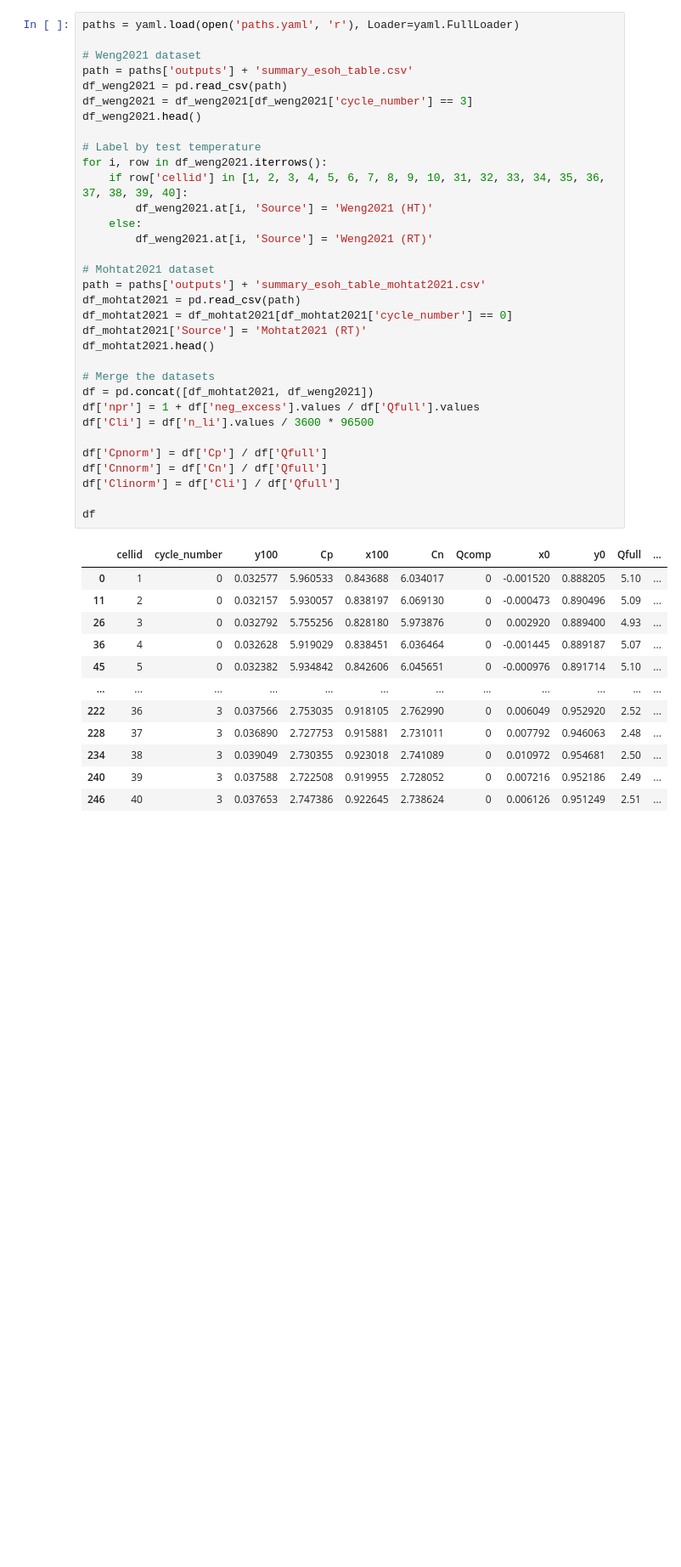
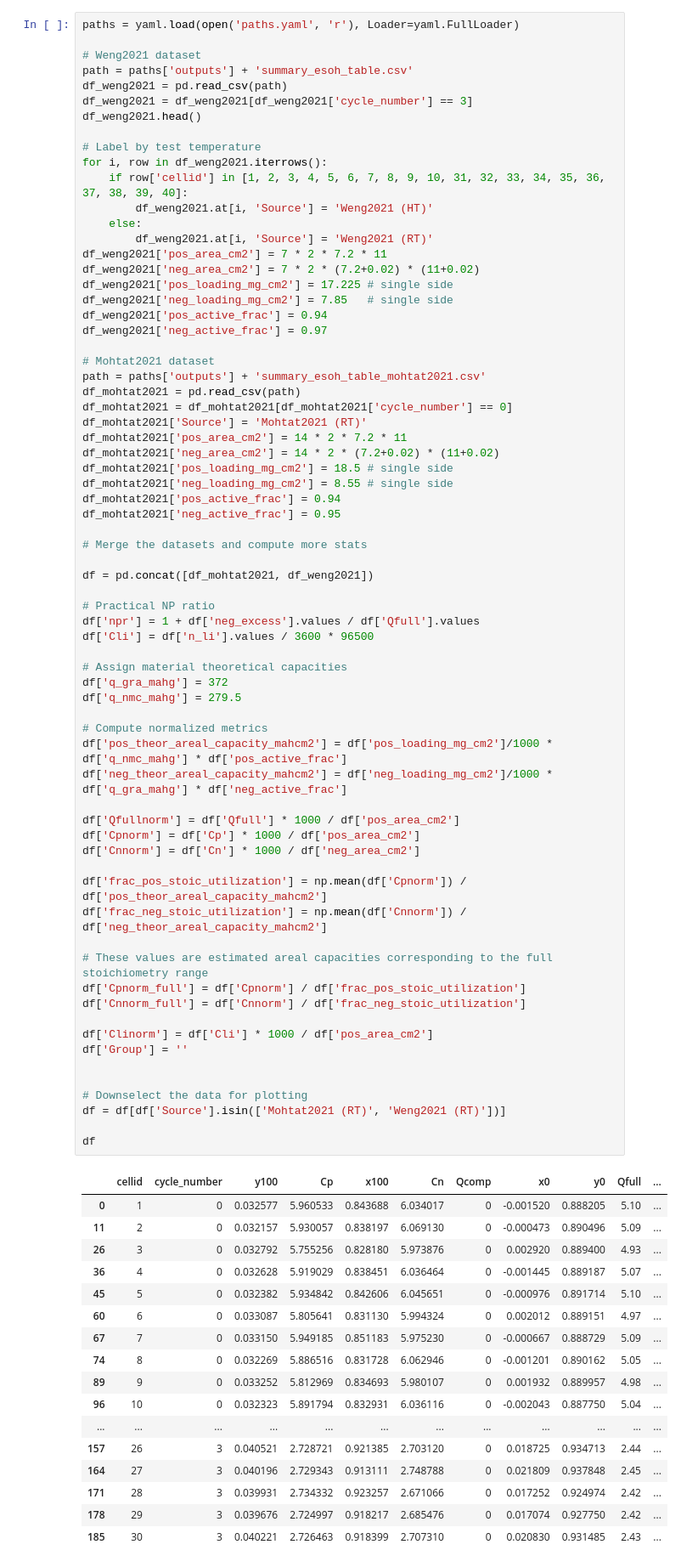
Before and after one commit to wengandrew/fast-formation, a Jupyter notebook: notebooks/2022_09_20_fig_correlations_manufacturing.ipynb, the cells around one changed output. Shown at 85% size. Cells and saved outputs as stored; diff of their text form; blank space fills up the shorter version.

```diff
--- a/notebooks/2022_09_20_fig_correlations_manufacturing.ipynb
+++ b/notebooks/2022_09_20_fig_correlations_manufacturing.ipynb
@@ -66,41 +45,82 @@ path = paths['outputs'] + 'summary_esoh_table.csv'
 df_weng2021 = pd.read_csv(path)
 df_weng2021 = df_weng2021[df_weng2021['cycle_number'] == 3]
 df_weng2021.head()
 
 # Label by test temperature
 for i, row in df_weng2021.iterrows():
     if row['cellid'] in [1, 2, 3, 4, 5, 6, 7, 8, 9, 10, 31, 32, 33, 34, 35, 36, 37, 38, 39, 40]:
         df_weng2021.at[i, 'Source'] = 'Weng2021 (HT)'
     else:
         df_weng2021.at[i, 'Source'] = 'Weng2021 (RT)'
+df_weng2021['pos_area_cm2'] = 7 * 2 * 7.2 * 11
+df_weng2021['neg_area_cm2'] = 7 * 2 * (7.2+0.02) * (11+0.02)
+df_weng2021['pos_loading_mg_cm2'] = 17.225 # single side
+df_weng2021['neg_loading_mg_cm2'] = 7.85   # single side
+df_weng2021['pos_active_frac'] = 0.94
+df_weng2021['neg_active_frac'] = 0.97
 
 # Mohtat2021 dataset
 path = paths['outputs'] + 'summary_esoh_table_mohtat2021.csv'
 df_mohtat2021 = pd.read_csv(path)
 df_mohtat2021 = df_mohtat2021[df_mohtat2021['cycle_number'] == 0]
 df_mohtat2021['Source'] = 'Mohtat2021 (RT)'
-df_mohtat2021.head()
+df_mohtat2021['pos_area_cm2'] = 14 * 2 * 7.2 * 11
+df_mohtat2021['neg_area_cm2'] = 14 * 2 * (7.2+0.02) * (11+0.02)
+df_mohtat2021['pos_loading_mg_cm2'] = 18.5 # single side
+df_mohtat2021['neg_loading_mg_cm2'] = 8.55 # single side
+df_mohtat2021['pos_active_frac'] = 0.94
+df_mohtat2021['neg_active_frac'] = 0.95
 
-# Merge the datasets
+# Merge the datasets and compute more stats
+
 df = pd.concat([df_mohtat2021, df_weng2021])
+
+# Practical NP ratio
 df['npr'] = 1 + df['neg_excess'].values / df['Qfull'].values
 df['Cli'] = df['n_li'].values / 3600 * 96500
 
-df['Cpnorm'] = df['Cp'] / df['Qfull']
-df['Cnnorm'] = df['Cn'] / df['Qfull']
-df['Clinorm'] = df['Cli'] / df['Qfull']
+# Assign material theoretical capacities
+df['q_gra_mahg'] = 372
+df['q_nmc_mahg'] = 279.5
+
+# Compute normalized metrics
+df['pos_theor_areal_capacity_mahcm2'] = df['pos_loading_mg_cm2']/1000 * df['q_nmc_mahg'] * df['pos_active_frac']
+df['neg_theor_areal_capacity_mahcm2'] = df['neg_loading_mg_cm2']/1000 * df['q_gra_mahg'] * df['neg_active_frac']
+
+df['Qfullnorm'] = df['Qfull'] * 1000 / df['pos_area_cm2']
+df['Cpnorm'] = df['Cp'] * 1000 / df['pos_area_cm2']
+df['Cnnorm'] = df['Cn'] * 1000 / df['neg_area_cm2']
+
+df['frac_pos_stoic_utilization'] = np.mean(df['Cpnorm']) / df['pos_theor_areal_capacity_mahcm2']
+df['frac_neg_stoic_utilization'] = np.mean(df['Cnnorm']) / df['neg_theor_areal_capacity_mahcm2']
+
+# These values are estimated areal capacities corresponding to the full stoichiometry range
+df['Cpnorm_full'] = df['Cpnorm'] / df['frac_pos_stoic_utilization']
+df['Cnnorm_full'] = df['Cnnorm'] / df['frac_neg_stoic_utilization']
+
+df['Clinorm'] = df['Cli'] * 1000 / df['pos_area_cm2']
+df['Group'] = ''
+
+
+# Downselect the data for plotting
+df = df[df['Source'].isin(['Mohtat2021 (RT)', 'Weng2021 (RT)'])]
 
 df
 # %% [output]
 |  | cellid | cycle_number | y100 | Cp | x100 | Cn | Qcomp | x0 | y0 | Qfull | ... |
 | 0 | 1 | 0 | 0.032577 | 5.960533 | 0.843688 | 6.034017 | 0 | -0.001520 | 0.888205 | 5.10 | ... |
 | 11 | 2 | 0 | 0.032157 | 5.930057 | 0.838197 | 6.069130 | 0 | -0.000473 | 0.890496 | 5.09 | ... |
 | 26 | 3 | 0 | 0.032792 | 5.755256 | 0.828180 | 5.973876 | 0 | 0.002920 | 0.889400 | 4.93 | ... |
 | 36 | 4 | 0 | 0.032628 | 5.919029 | 0.838451 | 6.036464 | 0 | -0.001445 | 0.889187 | 5.07 | ... |
 | 45 | 5 | 0 | 0.032382 | 5.934842 | 0.842606 | 6.045651 | 0 | -0.000976 | 0.891714 | 5.10 | ... |
+| 60 | 6 | 0 | 0.033087 | 5.805641 | 0.831130 | 5.994324 | 0 | 0.002012 | 0.889151 | 4.97 | ... |
+| 67 | 7 | 0 | 0.033150 | 5.949185 | 0.851183 | 5.975230 | 0 | -0.000667 | 0.888729 | 5.09 | ... |
+| 74 | 8 | 0 | 0.032269 | 5.886516 | 0.831728 | 6.062946 | 0 | -0.001201 | 0.890162 | 5.05 | ... |
+| 89 | 9 | 0 | 0.033252 | 5.812969 | 0.834693 | 5.980107 | 0 | 0.001932 | 0.889957 | 4.98 | ... |
+| 96 | 10 | 0 | 0.032323 | 5.891794 | 0.832931 | 6.036116 | 0 | -0.002043 | 0.887750 | 5.04 | ... |
 | ... | ... | ... | ... | ... | ... | ... | ... | ... | ... | ... | ... |
-| 222 | 36 | 3 | 0.037566 | 2.753035 | 0.918105 | 2.762990 | 0 | 0.006049 | 0.952920 | 2.52 | ... |
-| 228 | 37 | 3 | 0.036890 | 2.727753 | 0.915881 | 2.731011 | 0 | 0.007792 | 0.946063 | 2.48 | ... |
-| 234 | 38 | 3 | 0.039049 | 2.730355 | 0.923018 | 2.741089 | 0 | 0.010972 | 0.954681 | 2.50 | ... |
-| 240 | 39 | 3 | 0.037588 | 2.722508 | 0.919955 | 2.728052 | 0 | 0.007216 | 0.952186 | 2.49 | ... |
-| 246 | 40 | 3 | 0.037653 | 2.747386 | 0.922645 | 2.738624 | 0 | 0.006126 | 0.951249 | 2.51 | ... |
+| 157 | 26 | 3 | 0.040521 | 2.728721 | 0.921385 | 2.703120 | 0 | 0.018725 | 0.934713 | 2.44 | ... |
+| 164 | 27 | 3 | 0.040196 | 2.729343 | 0.913111 | 2.748788 | 0 | 0.021809 | 0.937848 | 2.45 | ... |
+| 171 | 28 | 3 | 0.039931 | 2.734332 | 0.923257 | 2.671066 | 0 | 0.017252 | 0.924974 | 2.42 | ... |
+| 178 | 29 | 3 | 0.039676 | 2.724997 | 0.918217 | 2.685476 | 0 | 0.017074 | 0.927750 | 2.42 | ... |
+| 185 | 30 | 3 | 0.040221 | 2.726463 | 0.918399 | 2.707310 | 0 | 0.020830 | 0.931485 | 2.43 | ... |
```
Also changed, not shown: parts of 12 cells of this notebook, 1 other file.
